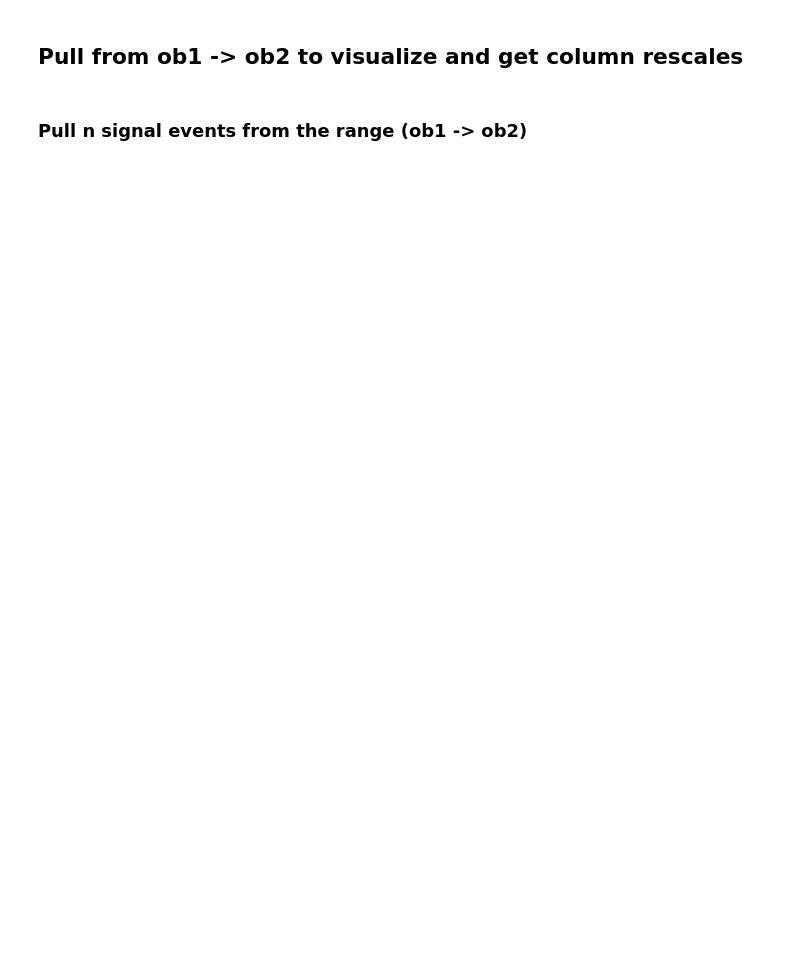
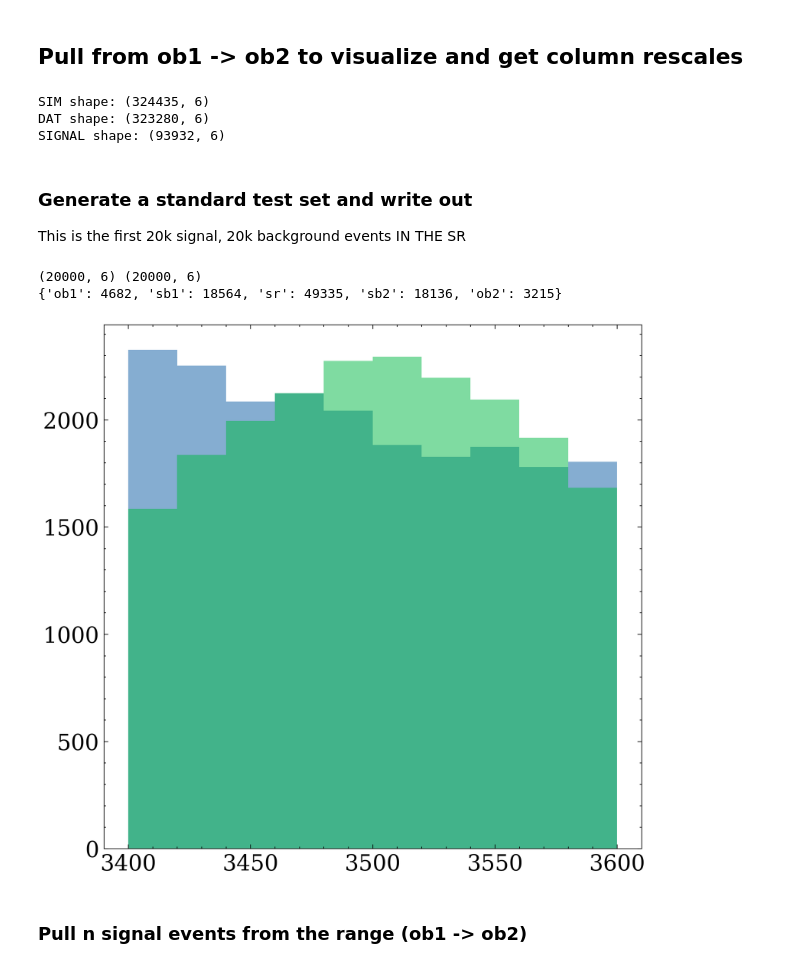
Before and after one commit to rmastand/FETA, a Jupyter notebook: generate_dataset_and_preprocess.ipynb, the cells around one changed output. Saved outputs shown, nothing was run; the diff lists cells and outputs as text; code cells hidden in the pictures; blank space fills up the shorter version.

```diff
--- a/generate_dataset_and_preprocess.ipynb
+++ b/generate_dataset_and_preprocess.ipynb
@@ -98,0 +96,25 @@ def minmaxscale(data, col_minmax, lower = -3.0, upper = 3.0):
+# %%
+herwig_bkg_dict = {}
+pythia_bkg_dict = {}
+pythia_sig_dict = {}
+
+num_sig_events = {}
+
+for b in bands_dict.keys():
+    print(f"Number of events in band {b}:")
+    loc = pull_from_mass_range(data_sim, [bands_dict[b]])
+    herwig_bkg_dict[b] = loc
+    print(f"Herwig bkg: {len(loc)}")
+    loc = pull_from_mass_range(data_dat, [bands_dict[b]])
+    pythia_bkg_dict[b] = loc
+    print(f"Pythia bkg: {len(loc)}")
+    loc = pull_from_mass_range(data_signal, [bands_dict[b]])
+    pythia_sig_dict[b] = loc
+    num_sig_events[b] = len(loc)
+    print(f"Pythia sig: {len(loc)}")
+
+    print()
+
+num_total_sig_events = sum(list(num_sig_events.values()))
+
+print(num_total_sig_events)
@@ -99,16 +139,47 @@ def minmaxscale(data, col_minmax, lower = -3.0, upper = 3.0):
 # %% [markdown]
 ## Pull from ob1 -> ob2 to visualize and get column rescales
 # %%
-trial_data_sim = pull_from_mass_range(data_sim, [bands_dict["ob1"], bands_dict["sb1"], bands_dict["sr"], bands_dict["sb2"], bands_dict["ob2"]])
-trial_data_dat = pull_from_mass_range(data_dat, [bands_dict["ob1"], bands_dict["sb1"], bands_dict["sr"], bands_dict["sb2"], bands_dict["ob2"]])
-trial_data_sig = pull_from_mass_range(data_signal, [bands_dict["ob1"], bands_dict["sb1"], bands_dict["sr"], bands_dict["sb2"], bands_dict["ob2"]])
+in_range_herwig_bkg = pull_from_mass_range(data_sim, [bands_dict["ob1"], bands_dict["sb1"], bands_dict["sr"], bands_dict["sb2"], bands_dict["ob2"]])
+in_range_pythia_bkg = pull_from_mass_range(data_dat, [bands_dict["ob1"], bands_dict["sb1"], bands_dict["sr"], bands_dict["sb2"], bands_dict["ob2"]])
+in_range_pythia_sig = pull_from_mass_range(data_signal, [bands_dict["ob1"], bands_dict["sb1"], bands_dict["sr"], bands_dict["sb2"], bands_dict["ob2"]])
 
 
 # list of (min, max) to preprocess every column
 col_minmax = []
 for col in range(n_features):
-            col_minmax.append([np.min(trial_data_sim[:, col]), np.max(trial_data_sim[:, col])])
+            col_minmax.append([np.min(in_range_herwig_bkg[:, col]), np.max(in_range_herwig_bkg[:, col])])
 
 col_rescales = []
 for col in range(n_features):
-            col_rescales.append([np.mean(trial_data_sim[:, col]), np.std(trial_data_sim[:, col])])
+            col_rescales.append([np.mean(in_range_herwig_bkg[:, col]), np.std(in_range_herwig_bkg[:, col])])
+
+
+print("SIM shape:", in_range_herwig_bkg.shape)
+print("DAT shape:", in_range_pythia_bkg.shape)
+print("SIGNAL shape:", in_range_pythia_sig.shape)
+# %% [output]
+SIM shape: (324435, 6)
+DAT shape: (323280, 6)
+SIGNAL shape: (93932, 6)
+# %% [markdown]
+### Generate a standard test set and write out
+
+This is the first 20k signal, 20k background events IN THE SR
+# %%
+n_sts = 20000
+
+#sts_sim = trial_data_sim[:n_sts]
+sts_bkg = pythia_bkg_dict["sr"][:n_sts]
+sts_sig = pythia_sig_dict["sr"][:n_sts]
+
+print(sts_bkg.shape, sts_sig.shape)
+
+print(num_sig_events)
+plt.figure()
+plt.hist(sts_bkg[:,-1], alpha = 0.5)
+plt.hist(sts_sig[:,-1], alpha = 0.5)
+plt.show()
+# %% [output]
+(20000, 6) (20000, 6)
+{'ob1': 4682, 'sb1': 18564, 'sr': 49335, 'sb2': 18136, 'ob2': 3215}
+[figure, added]
```
Also changed, not shown: parts of 15 cells of this notebook, 1 other file.
